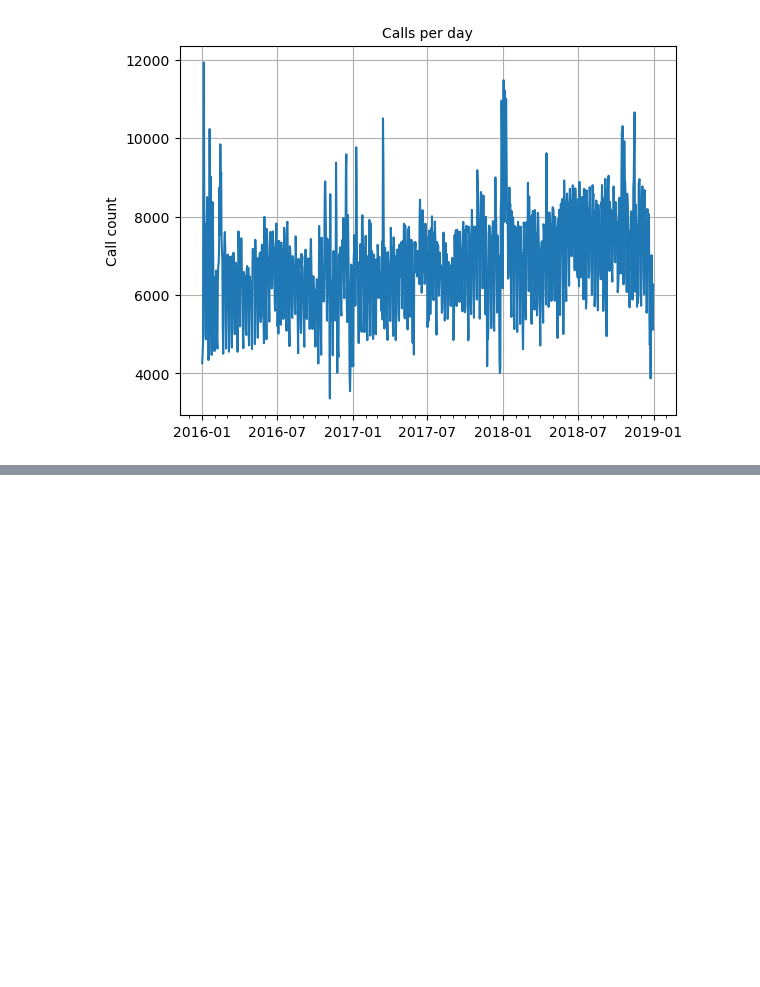
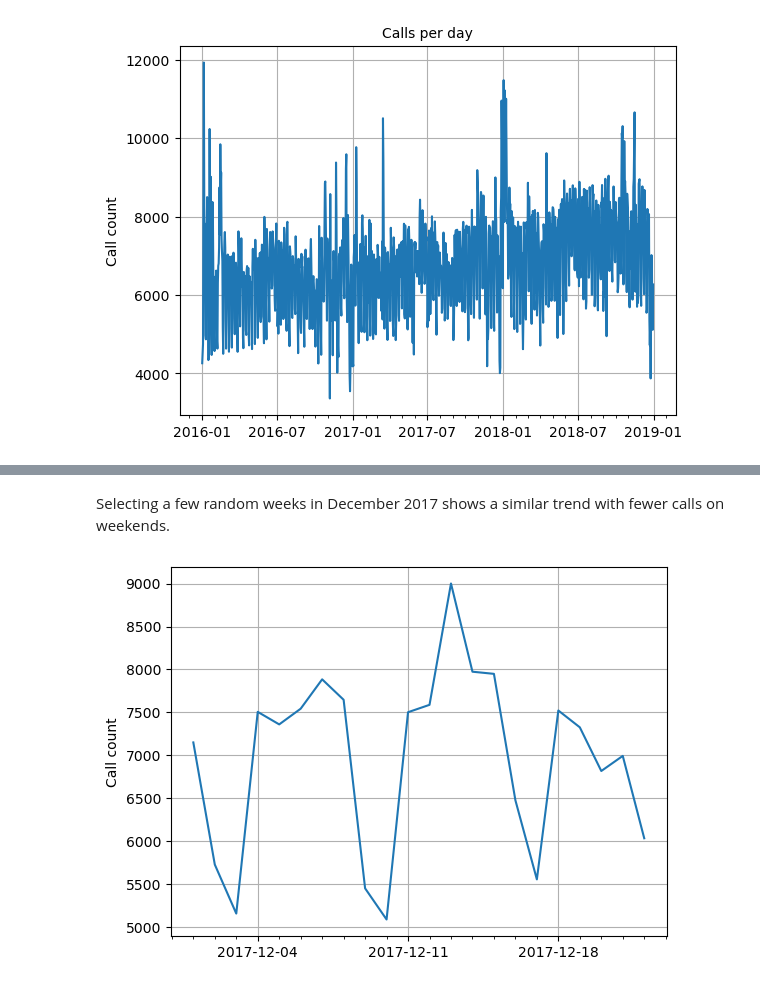
Before and after one commit to ericschwen/weather_311, a Jupyter notebook: 311_exploration.ipynb, the cells around one changed output, grey strips where cells are left out. Saved outputs shown, nothing was run; the diff lists cells and outputs as text; code cells hidden in the pictures; blank space fills up the shorter version.

```diff
--- a/311_exploration.ipynb
+++ b/311_exploration.ipynb
@@ -314,0 +338,15 @@ array(['2016-01-01T00:00:00.000000000', '2016-01-02T00:00:00.000000000',
+# %% [markdown]
+Selecting a few random weeks in December 2017 shows a similar trend with fewer calls on weekends.
+# %%
+fig, ax = plt.subplots()
+# common to all three:
+ax.plot(d311.loc[700:721,'Date'], d311.loc[700:721,'call_count'])
+ax.xaxis.set_major_locator(mdates.WeekdayLocator(byweekday=0)) # Zero selects mcondays for major labels
+ax.xaxis.set_minor_locator(mdates.WeekdayLocator(byweekday=range(1,8)))
+
+ax.grid(True)
+ax.set_ylabel(r'Call count')
+# ax.set_title('Calls per day', fontsize='medium')
+plt.show()
+# %% [output]
+[figure, added]
```
Also changed, not shown: parts of 34 cells of this notebook, 1 other file.
